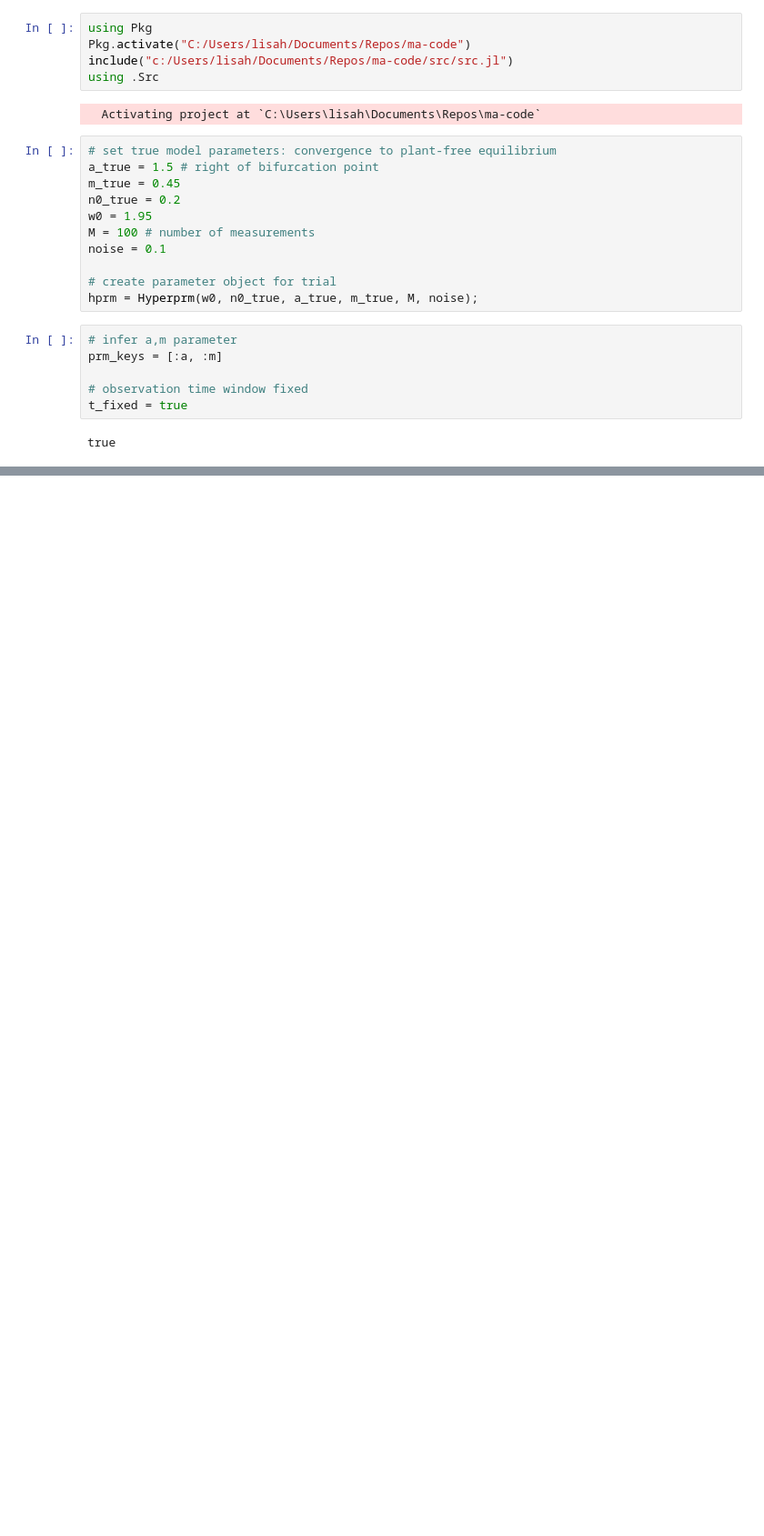
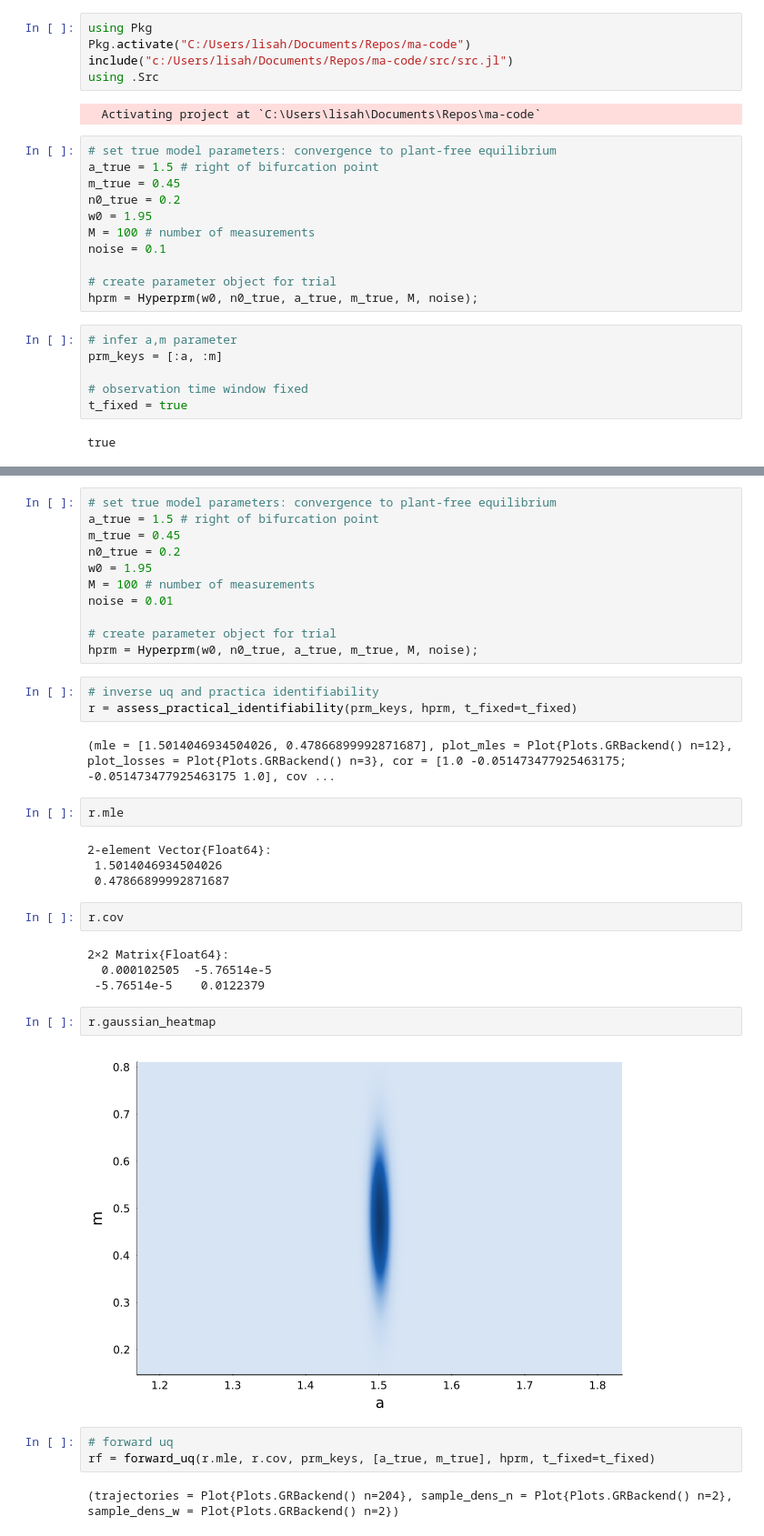
Before and after one commit to lisab00/ma-code, a Jupyter notebook: notebooks/uq/point4.ipynb, the cells around one changed output, grey strips where cells are left out. Shown at 91% size. Saved outputs shown, nothing was run; the diff lists cells and outputs as text; blank space fills up the shorter version.

Commit message:
point4

```diff
--- a/notebooks/uq/point4.ipynb
+++ b/notebooks/uq/point4.ipynb
@@ -40,0 +50,37 @@ rf.trajectories
+# %%
+# set true model parameters: convergence to plant-free equilibrium
+a_true = 1.5 # right of bifurcation point
+m_true = 0.45
+n0_true = 0.2
+w0 = 1.95
+M = 100 # number of measurements
+noise = 0.01
+
+# create parameter object for trial
+hprm = Hyperprm(w0, n0_true, a_true, m_true, M, noise);
+# %%
+# inverse uq and practica identifiability
+r = assess_practical_identifiability(prm_keys, hprm, t_fixed=t_fixed)
+# %% [output]
+(mle = [1.5014046934504026, 0.47866899992871687], plot_mles = Plot{Plots.GRBackend() n=12}, plot_losses = Plot{Plots.GRBackend() n=3}, cor = [1.0 -0.051473477925463175; -0.051473477925463175 1.0], cov ...
+# %%
+r.mle
+# %% [output]
+2-element Vector{Float64}:
+ 1.5014046934504026
+ 0.47866899992871687
+# %%
+r.cov
+# %% [output]
+2×2 Matrix{Float64}:
+  0.000102505  -5.76514e-5
+ -5.76514e-5    0.0122379
+# %%
+r.gaussian_heatmap
+# %% [output]
+[figure, added]
+# %%
+# forward uq
+rf = forward_uq(r.mle, r.cov, prm_keys, [a_true, m_true], hprm, t_fixed=t_fixed)
+# %% [output]
+(trajectories = Plot{Plots.GRBackend() n=204}, sample_dens_n = Plot{Plots.GRBackend() n=2}, sample_dens_w = Plot{Plots.GRBackend() n=2})
```
Also changed, not shown: parts of 19 cells of this notebook.
